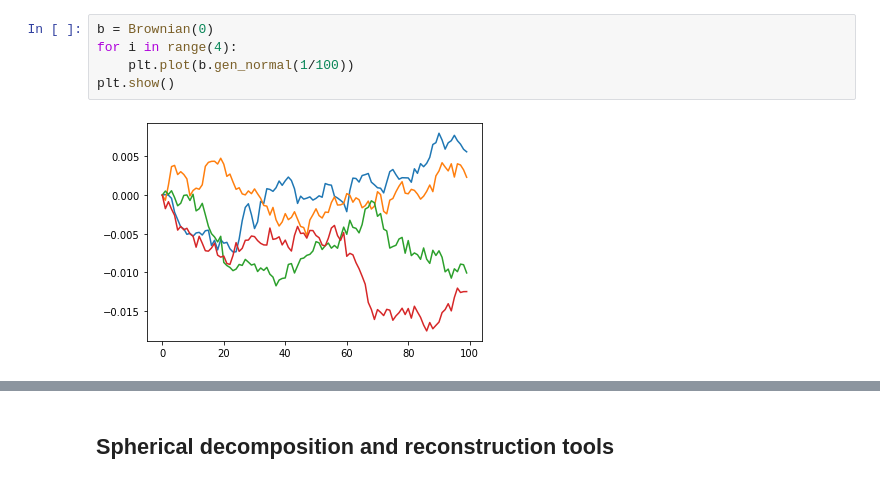
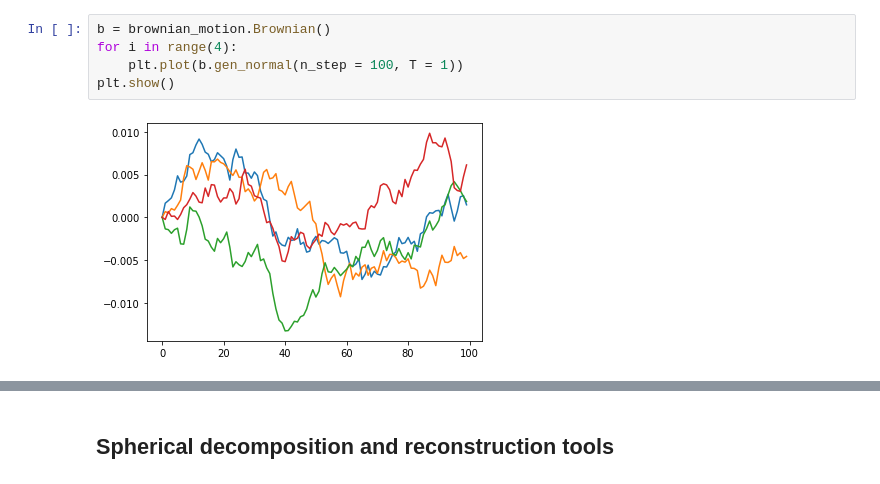
Before and after one commit to tbesnier/bm-shapes, a Jupyter notebook: examples/Spherical harmonic decompostion.ipynb, the cells around one changed output, grey strips where cells are left out. Saved outputs shown, nothing was run; the diff lists cells and outputs as text.

```diff
--- a/examples/Spherical harmonic decompostion.ipynb
+++ b/examples/Spherical harmonic decompostion.ipynb
@@ -93,7 +25,7 @@ array([ 0.00000000e+00, -5.81451167e-04, -1.63486123e-03,  2.51707214e-03,
 # %%
-b = Brownian(0)
+b = brownian_motion.Brownian()
 for i in range(4):
-    plt.plot(b.gen_normal(1/100))
+    plt.plot(b.gen_normal(n_step = 100, T = 1))
 plt.show()
 # %% [output]
-[figure, old version]
+[figure, new version]
```
Also changed, not shown: parts of 39 cells of this notebook, 9 other files.
